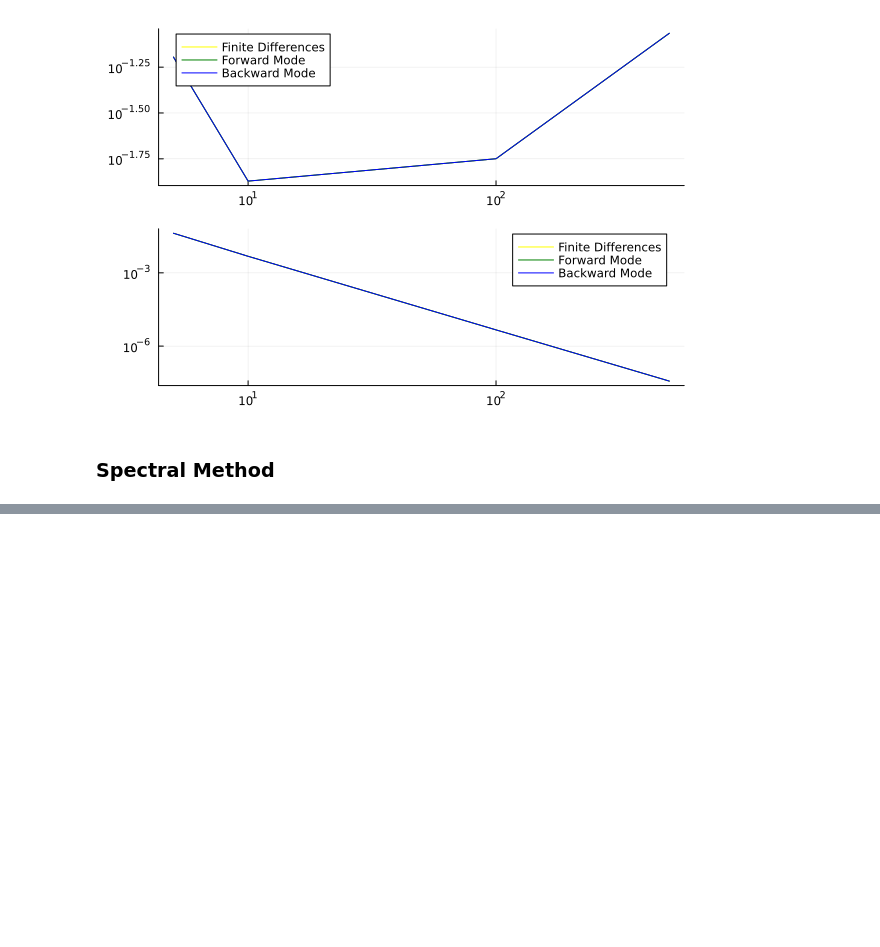
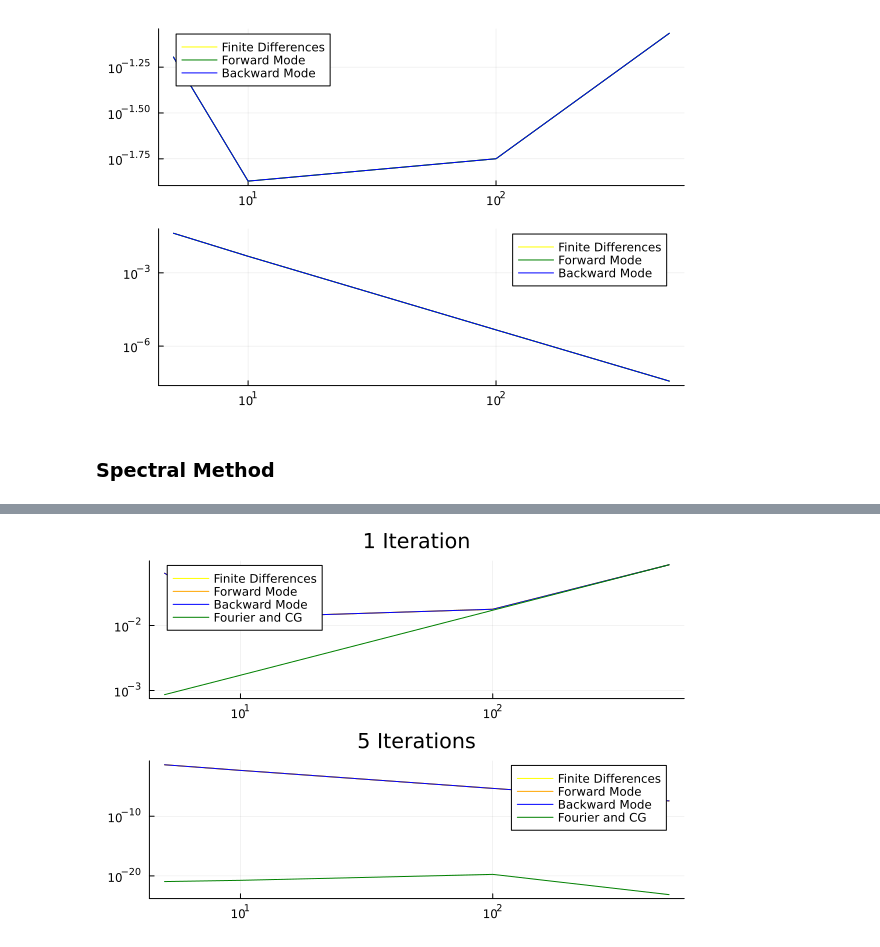
Before and after one commit to bareyan/PDE_adjoint_solver, a Jupyter notebook: playground.ipynb, the cells around one changed output, grey strips where cells are left out. Saved outputs shown, nothing was run; the diff lists cells and outputs as text; code cells hidden in the pictures; blank space fills up the shorter version.

```diff
--- a/playground.ipynb
+++ b/playground.ipynb
@@ -234,14 +269,15 @@ forward_AD (generic function with 1 method)
 # %%
 using Enzyme
 
-function F_i(u, p, i)
+function F_i(u, p, i, F)
     F(u, p)[i]
 end
+
 function backward_AD(F, p, u)
     J = zeros(p.N, p.N)
     for i in 1:p.N
         v = zeros(p.N)
-        autodiff(Reverse, F_i, Active, Duplicated(u, v), Const(p), Const(i))
+        autodiff(Reverse, F_i, Active, Duplicated(u, v), Const(p), Const(i), Const(F))
         J[i, :] = v
     end
     # J = jacobian(Forward, F, Duplicated(u), Const(p), chunk=Val(8))
@@ -331,7 +367,7 @@ function create_params(N)
     #f(x) - a function
     f = 4π^2*sin.(2π .* xx) + α .* u_exact.^3 + V .* u_exact
 
-    return Params(N, α, V, f)
+    return SimpleParams(N, α, V, f, diff2(N))
 end
 
 N_test = [5, 10, 100, 500]
@@ -411,0 +486,12 @@ Error Backward mode3.696163274884746e-8
+# %%
+xx = linspace(0, 1, N)
+u_exact = sin.(2pi .* xx)
+du2_four = diff2_fourier(u_exact, ks)
+du2_calc = diff2(N) * u_exact
+du2_exact = -4π^2 .* sin.(2π .* xx)
+
+println("Second derivative approximation error comparison")
+println("Fourier approx error: ", sum((du2_exact - du2_four).^2))
+println("Discrete approx error: ", sum((du2_exact - du2_calc).^2))
+
+ks
@@ -411,0 +629,68 @@ Error Backward mode3.696163274884746e-8
+# %%
+N_test = [5, 10, 100, 500]
+p_test = map(create_params, N_test)
+
+
+errs_1iter = zeros(length(N_test), 4)
+errs_5iter = zeros(length(N_test), 4)
+
+i = 1
+println("One iteration solve comparison\n")
+for p in p_test
+    # run newton one iteration
+    u_fd = Newton_solve(p, finite_differences, 1)
+    u_fad = Newton_solve(p, forward_AD, 1)
+    u_bad = Newton_solve(p, backward_AD, 1)
+    u_fourier = Newton_solve_fourier(create_fparams(p.N), 1)
+    xx = linspace(0, 1, p.N)
+    u = sin.(2pi .* xx)
+    err_fd = sum((u_fd .- u).^2)
+    err_fad = sum((u_fad .- u).^2)
+    err_bad = sum((u_bad .- u).^2)
+    err_fourier = sum((u_fourier .- u).^2)
+
+    errs_1iter[i,1] = err_fd
+    errs_1iter[i,2] = err_fad
+    errs_1iter[i, 3] = err_bad
+    errs_1iter[i, 4] = err_fourier
+    i+=1
+    println("N=",p.N)
+    println("Error Finite differences: ", err_fd)
+    println("Error Forward mode: ", err_fad)
+    println("Error Backward mode: ", err_bad)
+    println("Error Fourier and CG: ", err_fourier)
+end
+
+println("5 Iterations: \n")
+
+i = 1
+for p in p_test
+    # run newton one iteration
+    u_fd = Newton_solve(p, finite_differences, 5)
+    u_fad = Newton_solve(p, forward_AD, 5)
+    u_bad = Newton_solve(p, backward_AD, 5)
+    u_fourier = Newton_solve_fourier(create_fparams(p.N), 5)
+
+    xx = linspace(0, 1, p.N)
+    u = sin.(2pi .* xx)
+    err_fd = sum((u_fd .- u).^2)
+    err_fad = sum((u_fad .- u).^2)
+    err_bad = sum((u_bad .- u).^2)
+    err_fourier = sum((u_fourier .- u).^2)
+
+    errs_5iter[i,1] = err_fd
+    errs_5iter[i,2] = err_fad
+    errs_5iter[i,3] = err_bad
+    errs_5iter[i, 4] = err_fourier
+    i+=1
+    println("N=",p.N)
+    println("Error Finite differences: ", err_fd)
+    println("Error Forward mode: ", err_fad)
+    println("Error Backward mode: ", err_bad)
+    println("Error Fourier and CG: ", err_fourier)
+end
+plot1 = plot(N_test, [errs_1iter[:, 1] errs_1iter[:, 2] errs_1iter[:, 3] errs_1iter[:, 4]], color = [:yellow :orange :blue :green], label = ["Finite Differences" "Forward Mode" "Backward Mode" "Fourier and CG"], xscale=:log10, yscale=:log10, title="1 Iteration")
+plot2 = plot(N_test, [errs_5iter[:, 1] errs_5iter[:, 2] errs_5iter[:, 3] errs_5iter[:, 4]], color = [:yellow :orange :blue :green], label = ["Finite Differences" "Forward Mode" "Backward Mode" "Fourier and CG"], xscale=:log10, yscale=:log10, title="5 Iterations")
+
+plot(plot1, plot2, layout=(2, 1))
+# %% [output]
@@ -411,0 +714 @@ Error Backward mode3.696163274884746e-8
+[figure, added]
```
Also changed, not shown: parts of 19 cells of this notebook, 1 other file.
